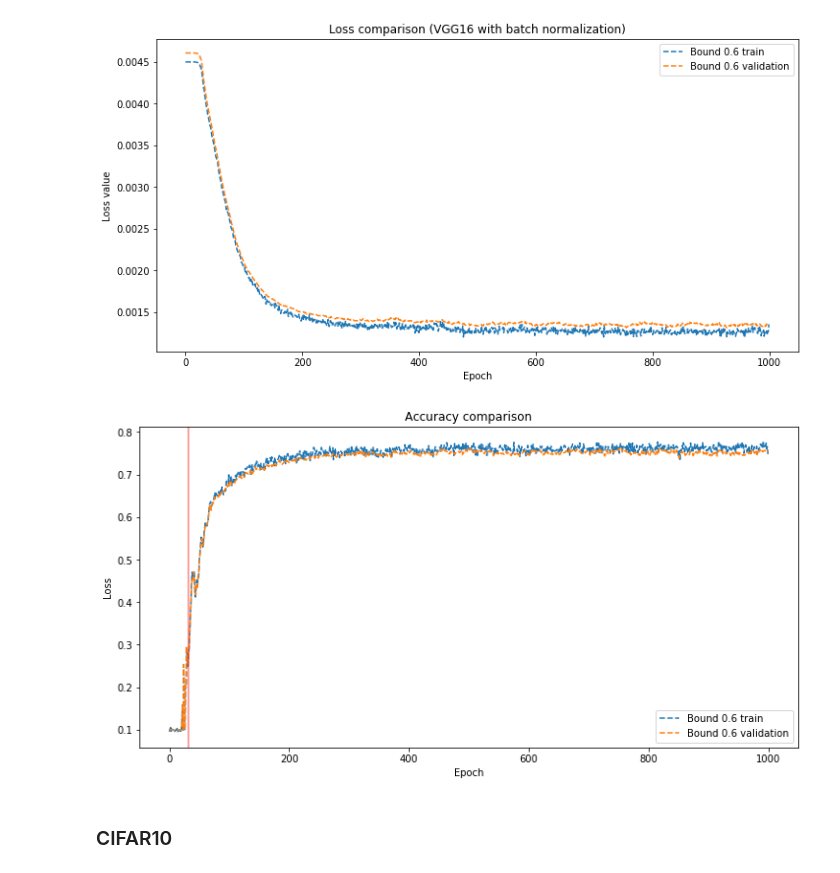
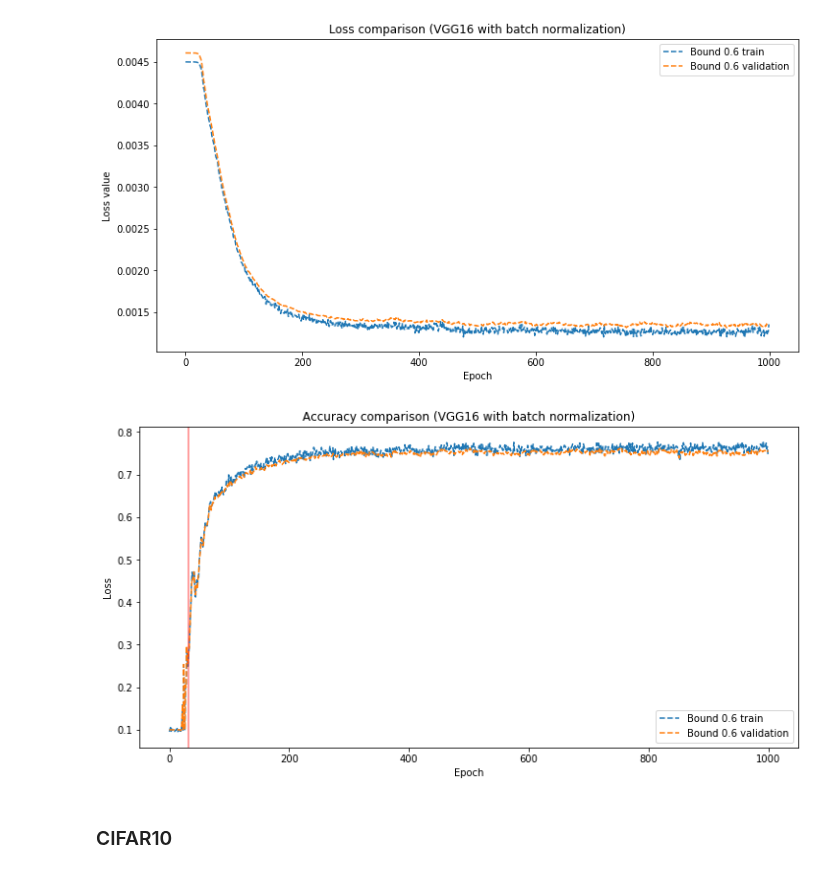
Before and after one commit to strin-matey/thesis, a Jupyter notebook: notebooks/sa/SimulatedAnnealingFinal.ipynb, the cells around one changed output. Cells and saved outputs as stored; diff of their text form; code cells hidden in the pictures.

```diff
--- a/notebooks/sa/SimulatedAnnealingFinal.ipynb
+++ b/notebooks/sa/SimulatedAnnealingFinal.ipynb
@@ -347,21 +350,21 @@ plt.show()
 # %%
 results = read_folder('../../results/SSA/fashion-mnist/vgg16')
 fig, ax = plt.subplots(figsize=(12, 6))
 for name, result in results.items():
     drop_eps = result['drop_eps'][()]
     n_epochs = len(result['train_accuracy'])
     ax.plot(np.arange(0, n_epochs), result['train_accuracy'], '--', label=name+' train')
     ax.plot(np.arange(0, n_epochs), result['validation_accuracy'], '--', label=name+' validation')
 
     for drop in drop_eps.keys():
         plt.axvline(x=drop, color='red', alpha=0.5)
-plt.title('Accuracy comparison')
+plt.title('Accuracy comparison (VGG16 with batch normalization)')
 plt.xlabel('Epoch')
 plt.ylabel('Loss')
 ax.legend()
 plt.show()
 # %% [output]
-[figure, old version]
+[figure, new version]
 # %% [markdown]
 ### CIFAR10
 # %% [markdown]
```
Also changed, not shown: parts of 18 cells of this notebook.
